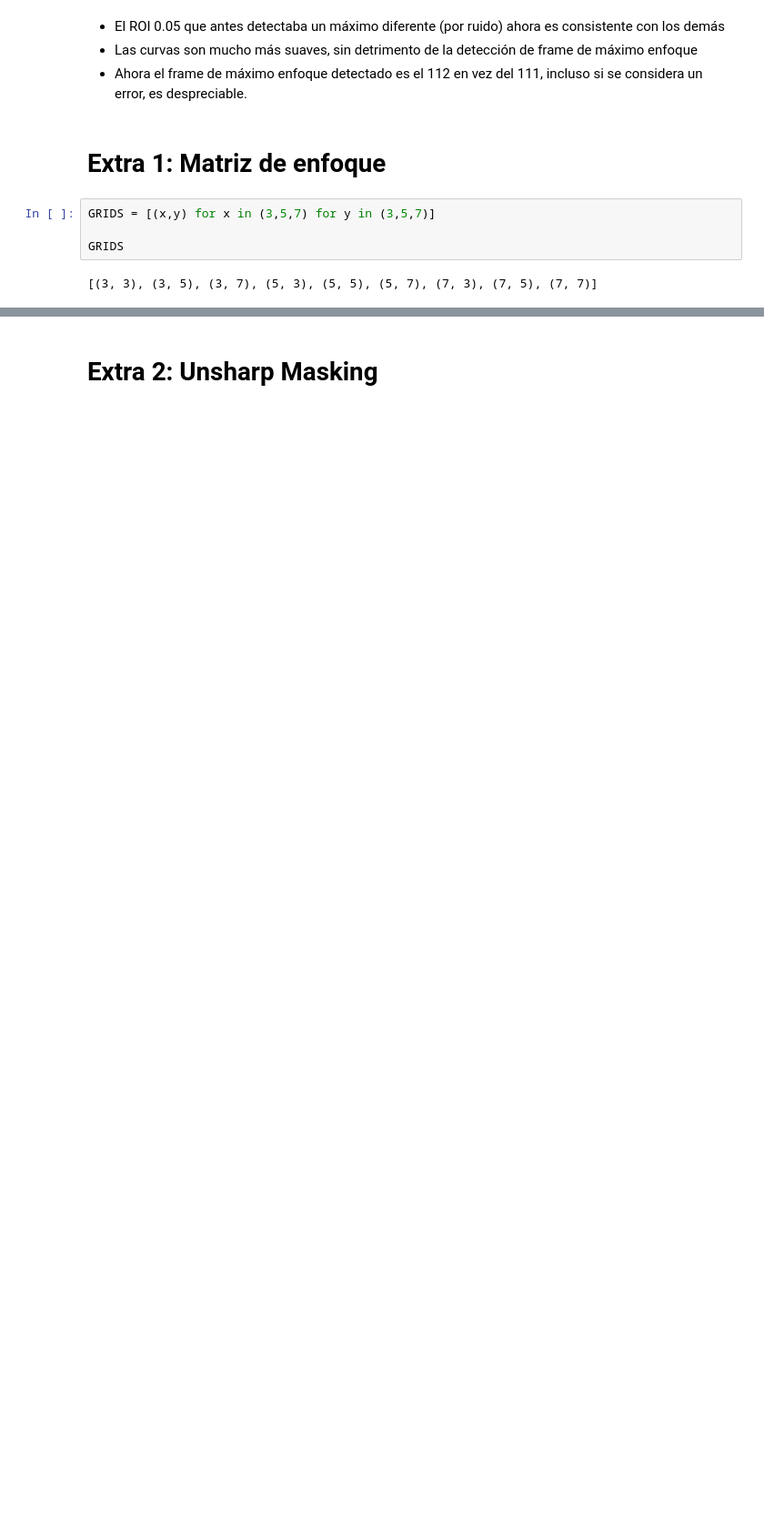
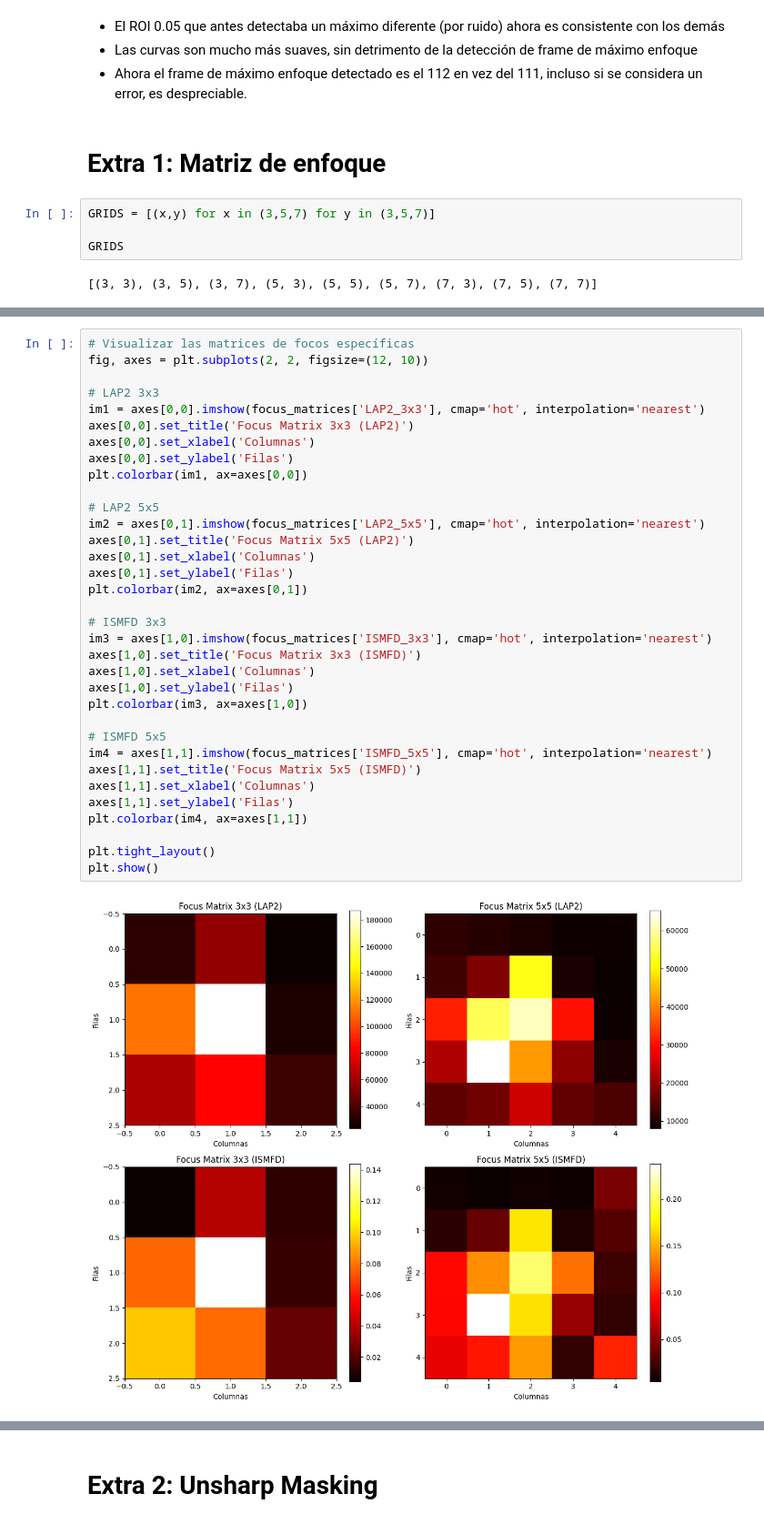
Before and after one commit to martinerrazquin/ceia-vpc1, a Jupyter notebook: TP2/solucion.ipynb, the cells around one changed output, grey strips where cells are left out. Shown at 91% size. Cells and saved outputs as stored; diff of their text form; blank space fills up the shorter version.

```diff
--- a/TP2/solucion.ipynb
+++ b/TP2/solucion.ipynb
@@ -284,0 +438,36 @@ GRIDS
+# %%
+# Visualizar las matrices de focos específicas
+fig, axes = plt.subplots(2, 2, figsize=(12, 10))
+
+# LAP2 3x3
+im1 = axes[0,0].imshow(focus_matrices['LAP2_3x3'], cmap='hot', interpolation='nearest')
+axes[0,0].set_title('Focus Matrix 3x3 (LAP2)')
+axes[0,0].set_xlabel('Columnas')
+axes[0,0].set_ylabel('Filas')
+plt.colorbar(im1, ax=axes[0,0])
+
+# LAP2 5x5
+im2 = axes[0,1].imshow(focus_matrices['LAP2_5x5'], cmap='hot', interpolation='nearest')
+axes[0,1].set_title('Focus Matrix 5x5 (LAP2)')
+axes[0,1].set_xlabel('Columnas')
+axes[0,1].set_ylabel('Filas')
+plt.colorbar(im2, ax=axes[0,1])
+
+# ISMFD 3x3
+im3 = axes[1,0].imshow(focus_matrices['ISMFD_3x3'], cmap='hot', interpolation='nearest')
+axes[1,0].set_title('Focus Matrix 3x3 (ISMFD)')
+axes[1,0].set_xlabel('Columnas')
+axes[1,0].set_ylabel('Filas')
+plt.colorbar(im3, ax=axes[1,0])
+
+# ISMFD 5x5
+im4 = axes[1,1].imshow(focus_matrices['ISMFD_5x5'], cmap='hot', interpolation='nearest')
+axes[1,1].set_title('Focus Matrix 5x5 (ISMFD)')
+axes[1,1].set_xlabel('Columnas')
+axes[1,1].set_ylabel('Filas')
+plt.colorbar(im4, ax=axes[1,1])
+
+plt.tight_layout()
+plt.show()
+# %% [output]
+[figure, added]
```
Also changed, not shown: parts of 8 cells of this notebook.
